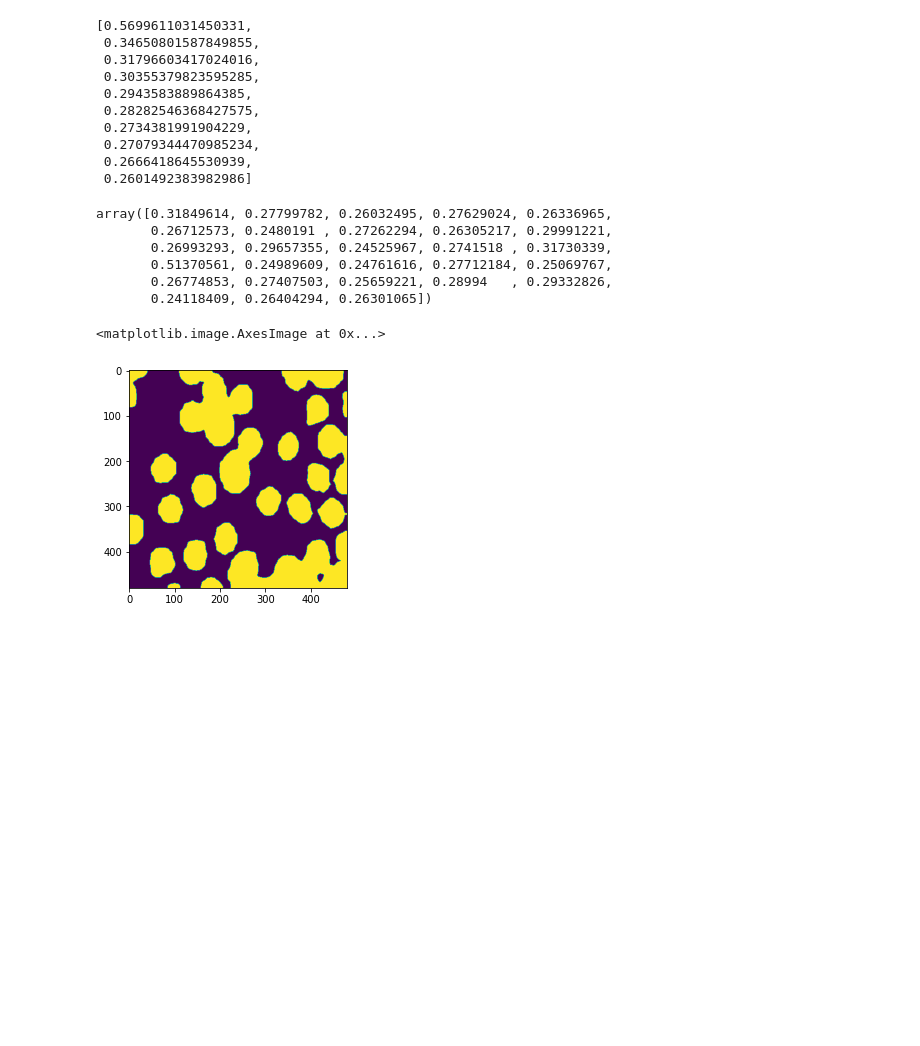
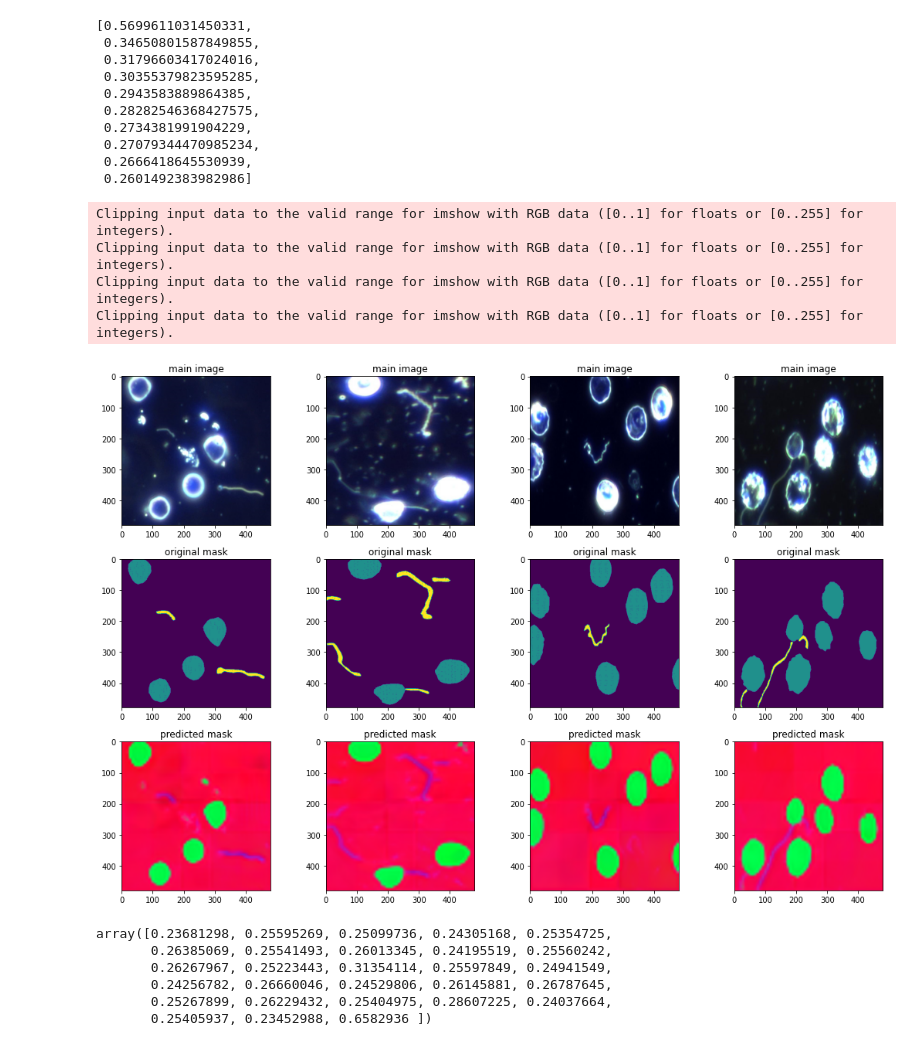
Before and after one commit to MahdiEsrafili/image_segmentation, a Jupyter notebook: bacterial_segmentaion.ipynb, the cells around one changed output. Saved outputs shown, nothing was run; the diff lists cells and outputs as text; code cells hidden in the pictures; blank space fills up the shorter version.

Commit message:
adds drawing predicted results

```diff
--- a/bacterial_segmentaion.ipynb
+++ b/bacterial_segmentaion.ipynb
@@ -168,3 +182,6 @@ train(model, optimizer, criterion, lr_scheduler, dataloaders)
+# %%
+!cp /content/drive/MyDrive/bacterial_segmentation/model.pt /content/
+model = torch.load('/content/model.pt')
 # %%
 def test(model, dataloaders, criterion):
   with torch.no_grad():
@@ -182,19 +199,36 @@ def test(model, dataloaders, criterion):
     return results, losses
 # %%
 results, losses = test(model, dataloaders, criterion)
+# %%
+plt.figure(figsize=(15, 10))
+test_img = iter(test_loader)
+for batches in results:
+  grounds = next(test_img)
+  for i, pred in enumerate(batches):
+    plt.subplot(3, 4, i+1)
+    plt.title('main image')
+    plt.imshow(grounds[0][i].permute(1,2,0))
+    plt.subplot(3, 4, 4+i+1)
+    plt.title('original mask')
+    plt.imshow(grounds[1][i][0])
+    plt.subplot(3, 4, 8+i+1)
+    plt.title('predicted mask')
+    plt.imshow(pred.permute(1,2,0))
+  break
+
+plt.tight_layout()
+# %% [output]
+Clipping input data to the valid range for imshow with RGB data ([0..1] for floats or [0..255] for integers).
+Clipping input data to the valid range for imshow with RGB data ([0..1] for floats or [0..255] for integers).
+Clipping input data to the valid range for imshow with RGB data ([0..1] for floats or [0..255] for integers).
+Clipping input data to the valid range for imshow with RGB data ([0..1] for floats or [0..255] for integers).
+[figure, added]
 # %%
 losses
 # %% [output]
-array([0.31849614, 0.27799782, 0.26032495, 0.27629024, 0.26336965,
-       0.26712573, 0.2480191 , 0.27262294, 0.26305217, 0.29991221,
-       0.26993293, 0.29657355, 0.24525967, 0.2741518 , 0.31730339,
-       0.51370561, 0.24989609, 0.24761616, 0.27712184, 0.25069767,
-       0.26774853, 0.27407503, 0.25659221, 0.28994   , 0.29332826,
-       0.24118409, 0.26404294, 0.26301065])
+array([0.23681298, 0.25595269, 0.25099736, 0.24305168, 0.25354725,
+       0.26385069, 0.25541493, 0.26013345, 0.24195519, 0.25560242,
+       0.26267967, 0.25223443, 0.31354114, 0.25597849, 0.24941549,
+       0.24256782, 0.26660046, 0.24529806, 0.26145881, 0.26787645,
+       0.25267899, 0.26229432, 0.25404975, 0.28607225, 0.24037664,
+       0.25405937, 0.23452988, 0.6582936 ])
-# %%
-c = results[3][3]
-cm = c.argmax(dim=0)
-plt.imshow(cm)
-# %% [output]
-<matplotlib.image.AxesImage at 0x...>
-[figure, removed]
```
Also changed, not shown: parts of 6 cells of this notebook.
